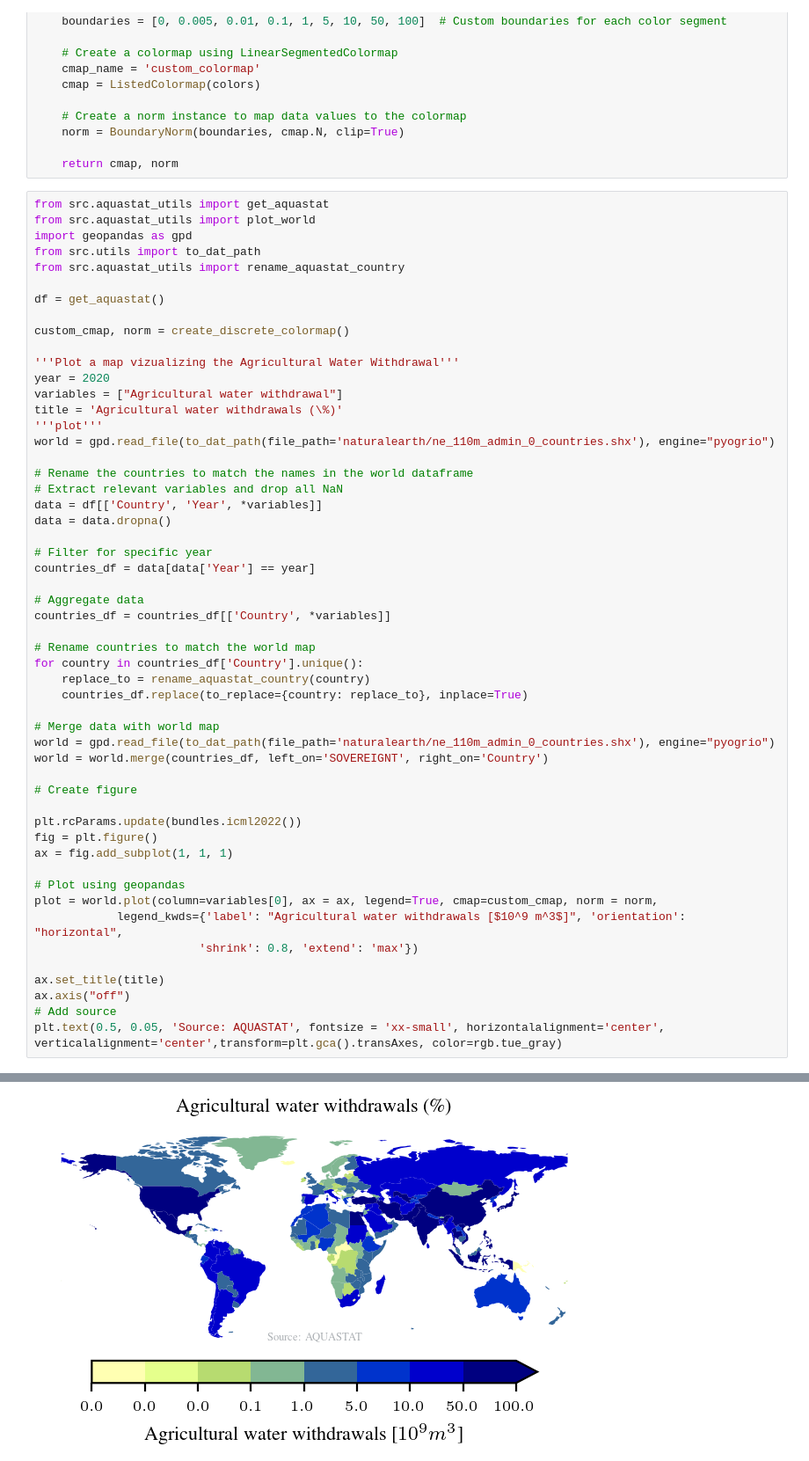
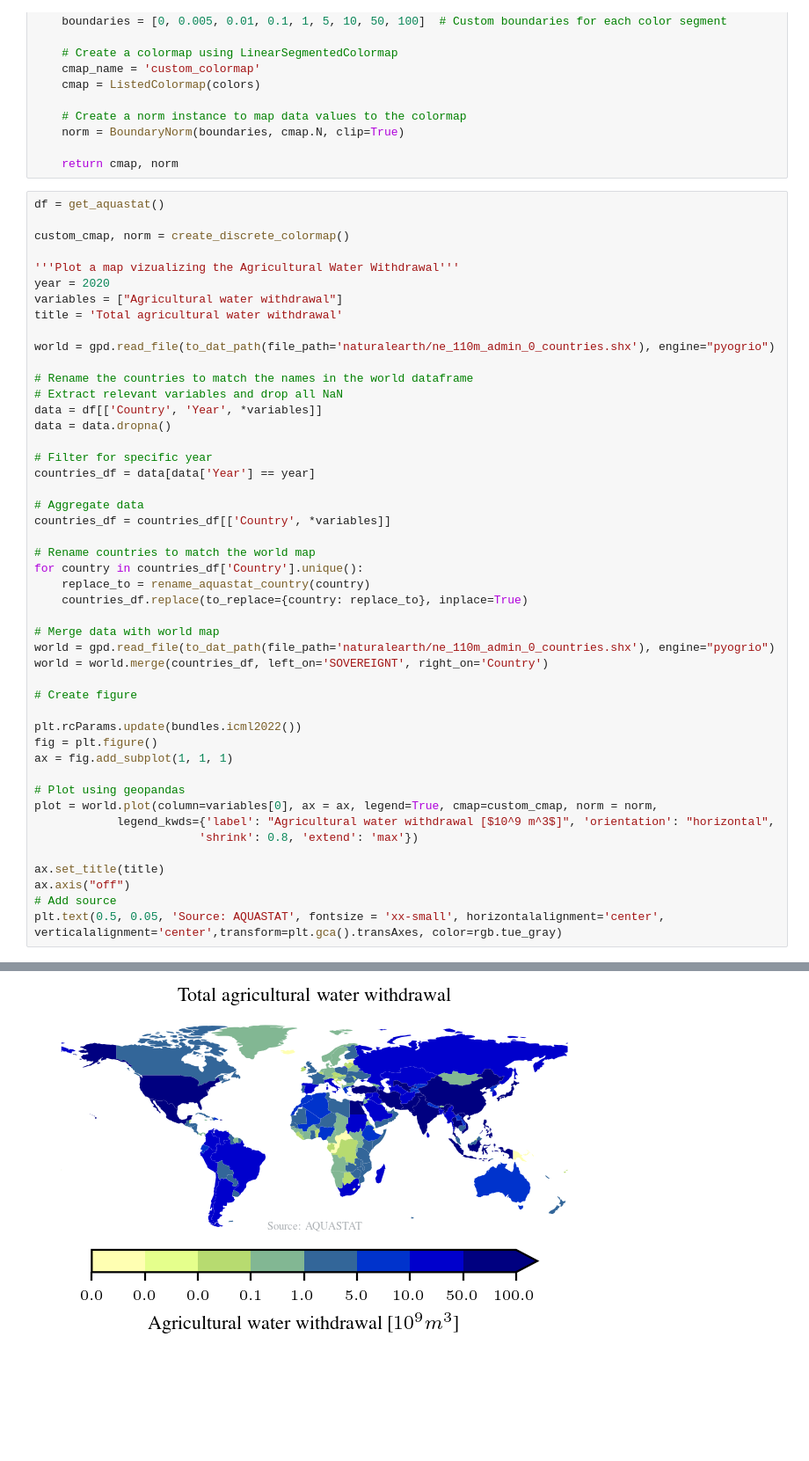
Before and after one commit to am9zZWY/team-aqua, a Jupyter notebook: exp/exp_agricultural_water_usage.ipynb, the cells around one changed output, grey strips where cells are left out. Shown at 88% size. Cells and saved outputs as stored; diff of their text form; blank space fills up the shorter version.

```diff
--- a/exp/exp_agricultural_water_usage.ipynb
+++ b/exp/exp_agricultural_water_usage.ipynb
@@ -39,12 +110,6 @@ def create_discrete_colormap():
 
     return cmap, norm
 # %%
-from src.aquastat_utils import get_aquastat
-from src.aquastat_utils import plot_world
-import geopandas as gpd
-from src.utils import to_dat_path
-from src.aquastat_utils import rename_aquastat_country
-
 df = get_aquastat()
 
 custom_cmap, norm = create_discrete_colormap()
@@ -52,8 +117,8 @@ custom_cmap, norm = create_discrete_colormap()
 '''Plot a map vizualizing the Agricultural Water Withdrawal'''
 year = 2020
 variables = ["Agricultural water withdrawal"]
-title = 'Agricultural water withdrawals (\%)'
-'''plot'''
+title = 'Total agricultural water withdrawal'
+
 world = gpd.read_file(to_dat_path(file_path='naturalearth/ne_110m_admin_0_countries.shx'), engine="pyogrio")
 
 # Rename the countries to match the names in the world dataframe
@@ -67,32 +132,32 @@ countries_df = data[data['Year'] == year]
 # Aggregate data
 countries_df = countries_df[['Country', *variables]]
 
 # Rename countries to match the world map
 for country in countries_df['Country'].unique():
     replace_to = rename_aquastat_country(country)
     countries_df.replace(to_replace={country: replace_to}, inplace=True)
 
 # Merge data with world map
 world = gpd.read_file(to_dat_path(file_path='naturalearth/ne_110m_admin_0_countries.shx'), engine="pyogrio")
 world = world.merge(countries_df, left_on='SOVEREIGNT', right_on='Country')
 
 # Create figure
 
 plt.rcParams.update(bundles.icml2022())
 fig = plt.figure()
 ax = fig.add_subplot(1, 1, 1)
 
 # Plot using geopandas
 plot = world.plot(column=variables[0], ax = ax, legend=True, cmap=custom_cmap, norm = norm,
-            legend_kwds={'label': "Agricultural water withdrawals [$10^9 m^3$]", 'orientation': "horizontal",
+            legend_kwds={'label': "Agricultural water withdrawal [$10^9 m^3$]", 'orientation': "horizontal",
                         'shrink': 0.8, 'extend': 'max'})
 
 ax.set_title(title)
 ax.axis("off")
 # Add source
 plt.text(0.5, 0.05, 'Source: AQUASTAT', fontsize = 'xx-small', horizontalalignment='center', verticalalignment='center',transform=plt.gca().transAxes, color=rgb.tue_gray)
 # %% [output]
 Getting AQUASTAT dataframe from fao_aquastat.csv ...
 /home/marten/Uni/Semester_2/Data_Literacy/Datascience_Project/team-acqua/src/../dat/fao_aquastat.csv already exists.
 Text(0.5, 0.05, 'Source: AQUASTAT')
-[figure, old version]
+[figure, new version]
```
Also changed, not shown: parts of 7 cells of this notebook, 1 other file.
